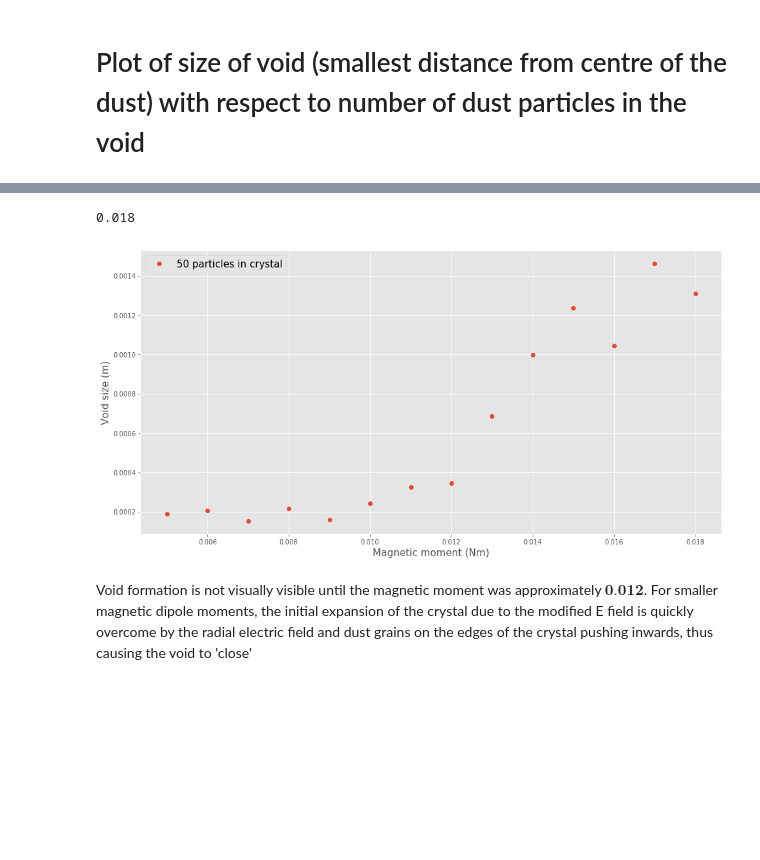
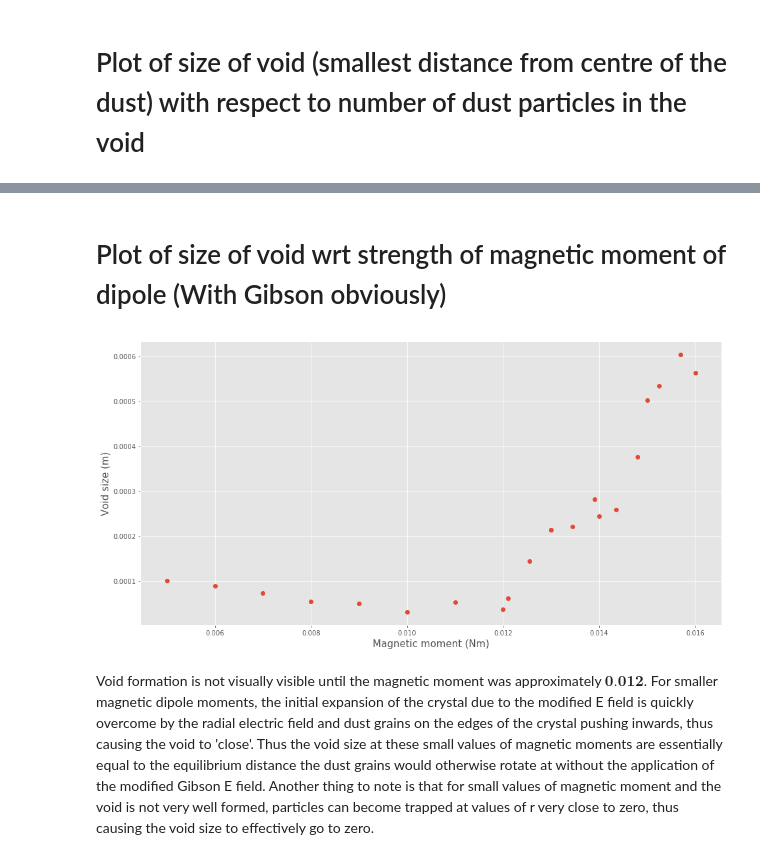
Before and after one commit to yue-wang-sabrina/dusty-plasmas, a Jupyter notebook: msci/jupyter/dust_analysis.ipynb, the cells around one changed output, grey strips where cells are left out. Drawn from its saved outputs; the diff is of its cells as text; code cells hidden in the pictures; blank space fills up the shorter version.

```diff
--- a/msci/jupyter/dust_analysis.ipynb
+++ b/msci/jupyter/dust_analysis.ipynb
@@ -210,12 +217,13 @@ for i in numpy.arange(len(Bmomstrength)):
         numparticles=300,
         initpositions=generate_particle_equilibrium_positions()
     )
+    filename = 'modifiedfield0.014.obj'
     beffecttemp.create_pairs()
     beffecttemp.interact_and_iterate(
         iterationsB=1000,
         init_iterations=100,
         method='NoGibs',
-        modified_b_field=prepare_modified_b_field(),
+        modified_b_field=prepare_modified_b_field(filename),
         combinedrifts = True
     )
     beffectlist.append(beffecttemp)
@@ -250,6 +258,8 @@ lenNlist = 25
 beffectlist = []
 Nlist = 20 * numpy.arange(1,lenNlist)
 voidsize = []
+filename = 'modifiedfield0.014.obj'
+
 
 def norm(x):
     return numpy.sqrt(x[0] ** 2 + x[1] ** 2 + x[2] ** 2)
@@ -263,10 +273,10 @@ for i in numpy.arange(len(Nlist)):
     )
     beffecttemp.create_pairs()
     beffecttemp.interact_and_iterate(
-        iterationsB=500,
+        iterationsB=1000,
         init_iterations=100,
         method='Gibs',
-        modified_b_field=prepare_modified_b_field(),
+        modified_b_field=prepare_modified_b_field(filename),
         combinedrifts=True
     )
     pos=[]
@@ -344,23 +555,33 @@ for i in numpy.arange(len(Bmomstrength2)):
+# %% [markdown]
+# Plot of size of void wrt strength of magnetic moment of dipole (With Gibson obviously)
 # %%
 #For the longer rung with 100 particles
 voidsize = []
+Bmomstrength1 = numpy.arange(0.005,0.019,0.001)
+Bmomstrength2 = numpy.arange(0.0121,0.018,0.00045)
 
 for i in beffectlist:
     pos=[]
     for j in i.dustdict.keys():
         dust = i.dustdict[j]
         pos.append(numpy.sqrt(dust.pos[0] ** 2 + dust.pos[1] ** 2))
     voidsize.append(min(pos))
 
 fig, ax = plt.subplots(nrows=1, ncols=1, figsize=(16, 8))
 
-ax.plot(Bmomstrength1, voidsize[0:len(Bmomstrength1)], 'bo',label='%s particles in crystal'%numberpart)
-ax.plot(Bmomstrength2, voidsize[len(Bmomstrength1):], 'ro',label='%s particles in crystal'%numberpart)
+# ax.plot(Bmomstrength1, voidsize[0:len(Bmomstrength1)], 'bo',label='%s particles in crystal'%numberpart)
+# ax.plot(Bmomstrength2, voidsize[len(Bmomstrength1):], 'mo')
+Bmomtotal = list(numpy.concatenate((Bmomstrength1,Bmomstrength2)))
+explosions = numpy.array([13,14,24,25,26,27,28])-1
+explosionvaluesB = [Bmomtotal[i] for i in explosions]
+explosionvaluesvoid = [voidsize[i] for i in explosions]
+Bmomtotal = [x for x in Bmomtotal if x not in explosionvaluesB]
+voidsize = [x for x in voidsize if x not in explosionvaluesvoid]
+ax.plot(Bmomtotal,voidsize,'o')
 ax.set_xlabel("Magnetic moment (Nm)", fontsize=15)
 ax.set_ylabel("Void size (m)", fontsize=15)
 ax.legend(fontsize=15);
 # %% [output]
-0.018
-[figure, old version]
+[figure, new version]
 # %% [markdown]
-Void formation is not visually visible until the magnetic moment was approximately $\textbf{0.012}$. For smaller magnetic dipole moments, the initial expansion of the crystal due to the modified E field is quickly overcome by the radial electric field and dust grains on the edges of the crystal pushing inwards, thus causing the void to 'close'
+Void formation is not visually visible until the magnetic moment was approximately $\textbf{0.012}$. For smaller magnetic dipole moments, the initial expansion of the crystal due to the modified E field is quickly overcome by the radial electric field and dust grains on the edges of the crystal pushing inwards, thus causing the void to 'close'. Thus the void size at these small values of magnetic moments are essentially equal to the equilibrium distance the dust grains would otherwise rotate at without the application of the modified Gibson E field. Another thing to note is that for small values of magnetic moment and the void is not very well formed, particles can become trapped at values of r very close to zero, thus causing the void size to effectively go to zero.
```
Also changed, not shown: parts of 16 cells of this notebook, 9 other files.
